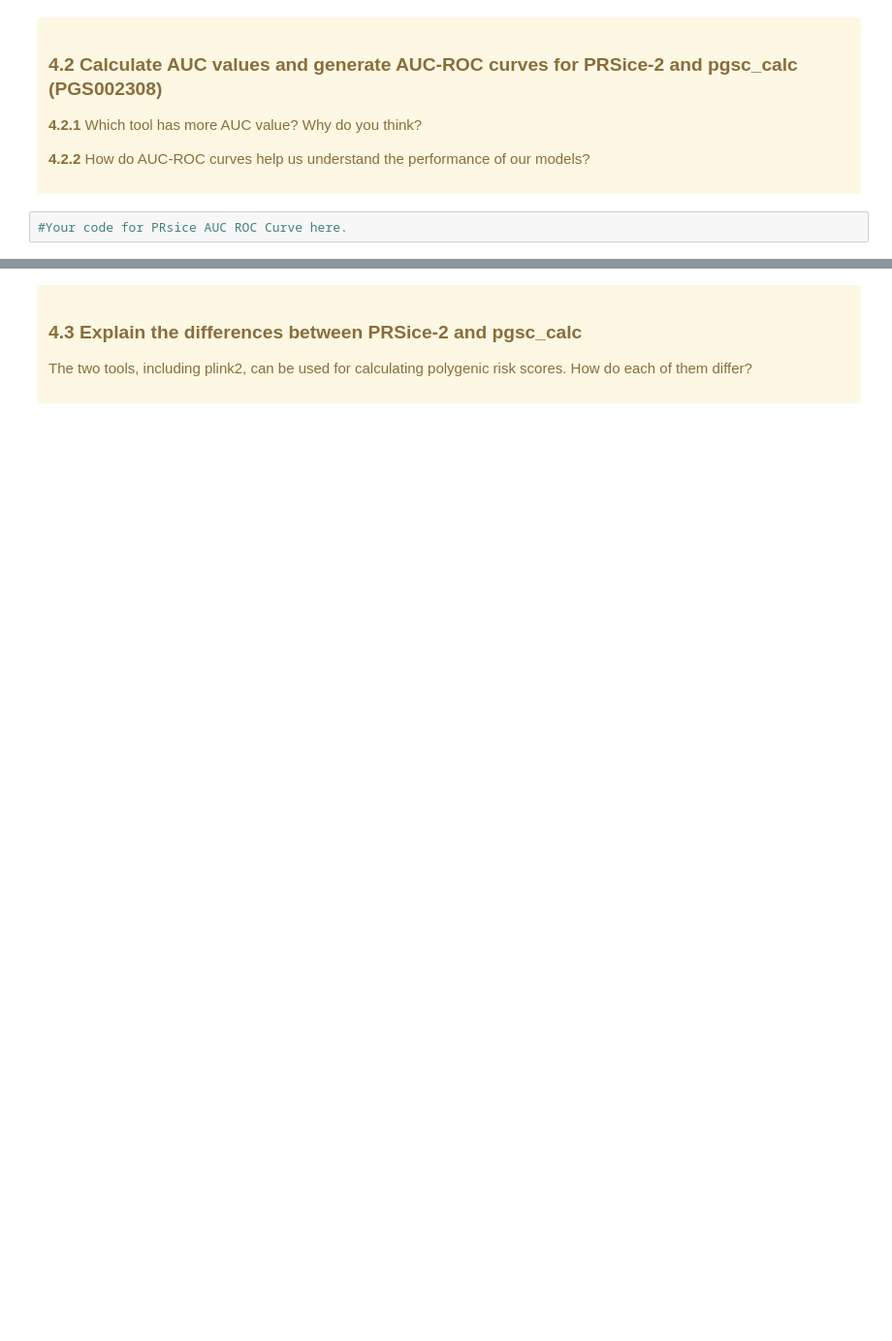
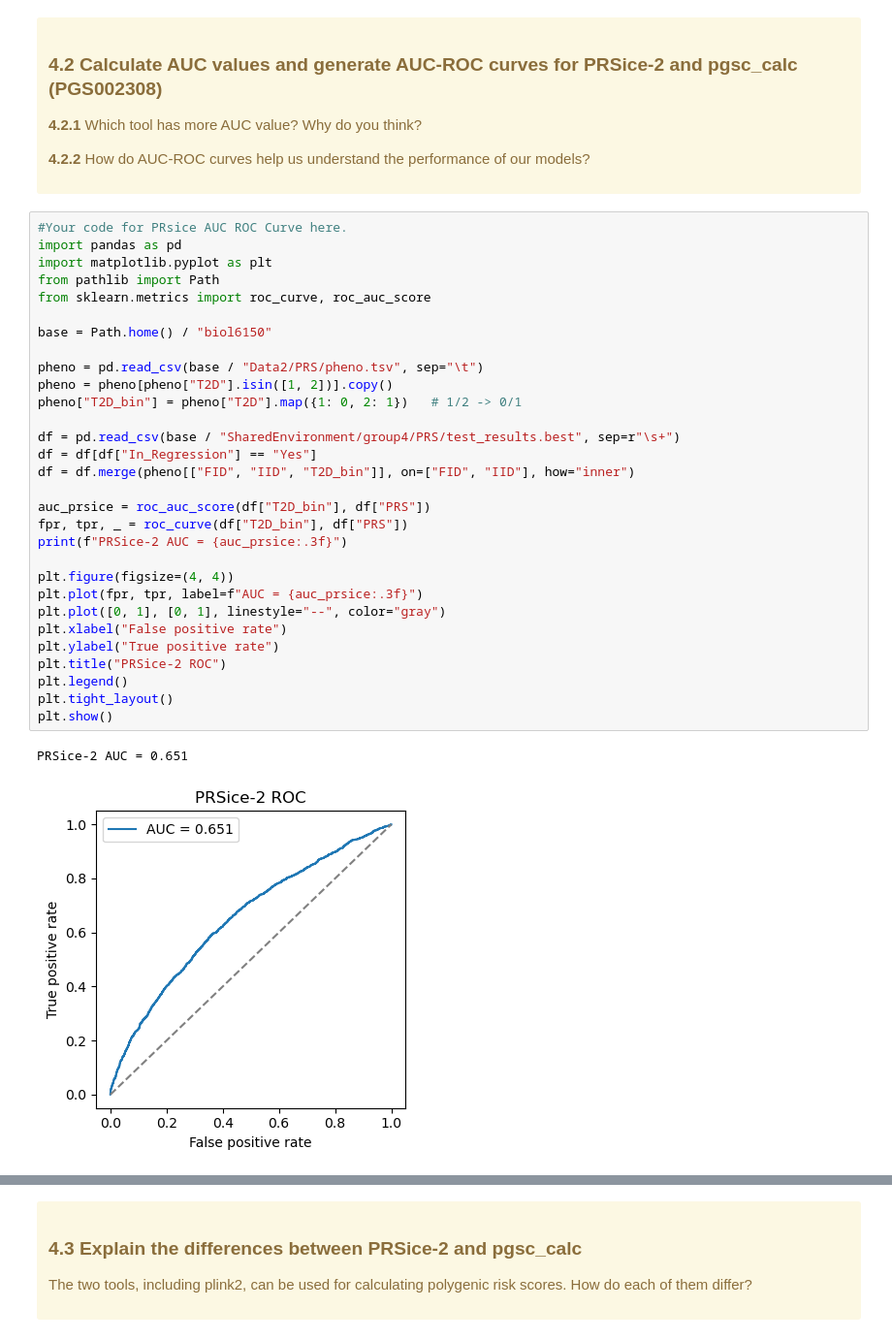
Before and after one commit to NyxHemera/BIOL-6150-Project7, a Jupyter notebook: Project7-PolygenicRiskScores.ipynb, the cells around one changed output, grey strips where cells are left out. Shown at 97% size. Cells and saved outputs as stored; diff of their text form; blank space fills up the shorter version.

```diff
--- a/Project7-PolygenicRiskScores.ipynb
+++ b/Project7-PolygenicRiskScores.ipynb
@@ -419,5 +544,36 @@ match percentage: 1.02% vs 1.26%
 </div>
 # %%
 #Your code for PRsice AUC ROC Curve here.
+import pandas as pd
+import matplotlib.pyplot as plt
+from pathlib import Path
+from sklearn.metrics import roc_curve, roc_auc_score
+
+base = Path.home() / "biol6150"
+
+pheno = pd.read_csv(base / "Data2/PRS/pheno.tsv", sep="\t")
+pheno = pheno[pheno["T2D"].isin([1, 2])].copy()
+pheno["T2D_bin"] = pheno["T2D"].map({1: 0, 2: 1})   # 1/2 -> 0/1
+
+df = pd.read_csv(base / "SharedEnvironment/group4/PRS/test_results.best", sep=r"\s+")
+df = df[df["In_Regression"] == "Yes"]
+df = df.merge(pheno[["FID", "IID", "T2D_bin"]], on=["FID", "IID"], how="inner")
+
+auc_prsice = roc_auc_score(df["T2D_bin"], df["PRS"])
+fpr, tpr, _ = roc_curve(df["T2D_bin"], df["PRS"])
+print(f"PRSice-2 AUC = {auc_prsice:.3f}")
+
+plt.figure(figsize=(4, 4))
+plt.plot(fpr, tpr, label=f"AUC = {auc_prsice:.3f}")
+plt.plot([0, 1], [0, 1], linestyle="--", color="gray")
+plt.xlabel("False positive rate")
+plt.ylabel("True positive rate")
+plt.title("PRSice-2 ROC")
+plt.legend()
+plt.tight_layout()
+plt.show()
+# %% [output]
+PRSice-2 AUC = 0.651
+[figure, added]
 # %%
 #Your code for pgsc_calc AUC ROC Curve here.
```
Also changed, not shown: parts of 24 cells of this notebook.
